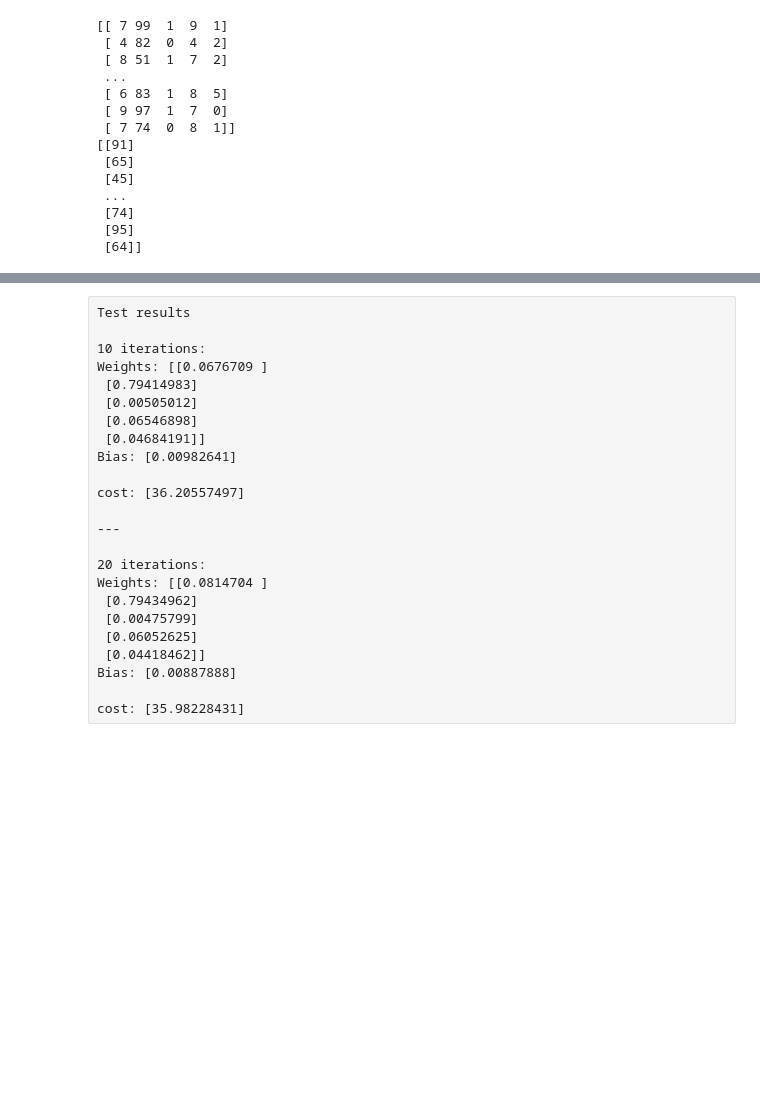
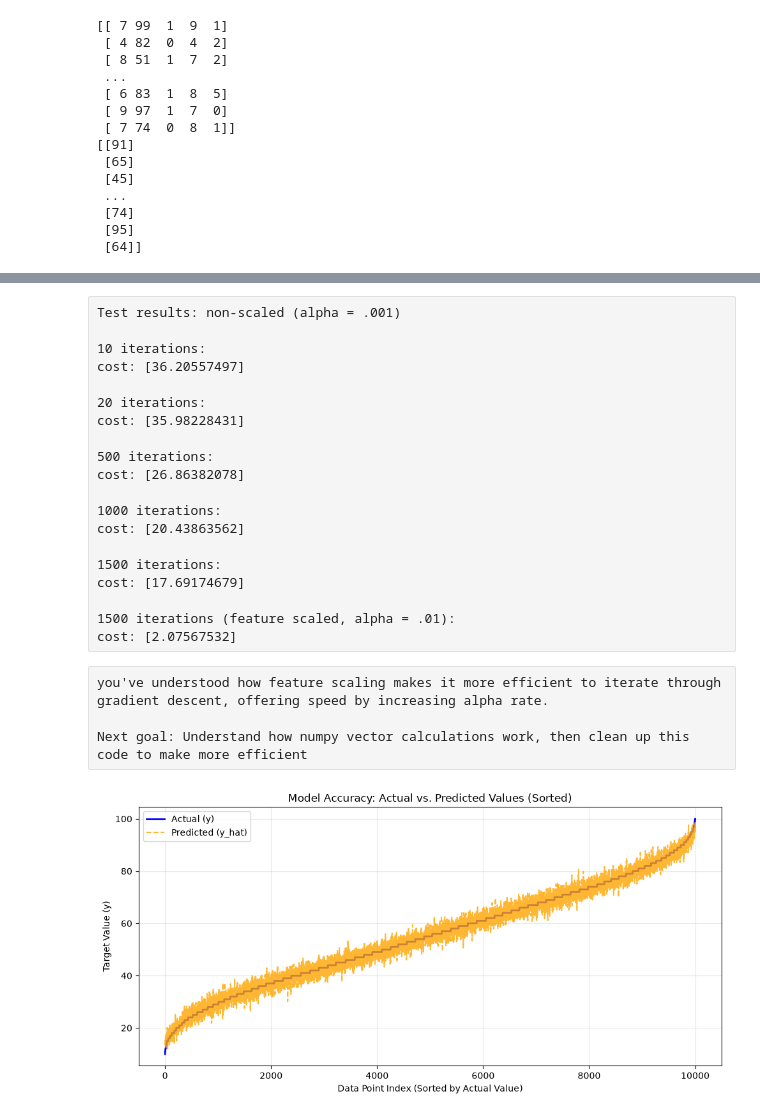
Before and after one commit to eCarCodes/Multiple-Linear-Regression, a Jupyter notebook: Multivariate_LR.ipynb, the cells around one changed output, grey strips where cells are left out. Cells and saved outputs as stored; diff of their text form; code cells hidden in the pictures; blank space fills up the shorter version.

Commit message:
Feature scaled the input values and plotted against y outputs

```diff
--- a/Multivariate_LR.ipynb
+++ b/Multivariate_LR.ipynb
@@ -50,9 +77,9 @@ print(vec_y)
 vec_w = np.zeros((vec_x.shape[1], 1))
 b = np.array([0])
 
-# predicted outputs
-vec_w = np.array([[0.1881038],[0.79207897],[0.00236926],[0.02082782],[0.02318308]])
-b = np.array([0.00119573])
+# predicted outputs (scaled)
+vec_w = np.array([[7.38687893],[17.6619705],[0.30643288],[0.81492311],[0.55567146]])
+b = np.array([55.22478434])
 # %%
 # We will compute this for every row in the data matrix
 # We pass two 2D numpy arrays as the arguments
@@ -63,3 +90,5 @@ def compute_model_output(vec_w, vec_x, b):
     f_wb = vec_x @ vec_w + b
     # Return the 2D numpy array
     return f_wb
+
+f_wb = compute_model_output(vec_w, vec_x, b)
@@ -144,24 +154,52 @@ Calculated bias: [0.00119573]
 # %% [raw]
-Test results
+Test results: non-scaled (alpha = .001)
 
 10 iterations:
-Weights: [[0.0676709 ]
- [0.79414983]
- [0.00505012]
- [0.06546898]
- [0.04684191]]
-Bias: [0.00982641]
-
 cost: [36.20557497]
 
----
+20 iterations:
+cost: [35.98228431]
 
-20 iterations:
-Weights: [[0.0814704 ]
- [0.79434962]
- [0.00475799]
- [0.06052625]
- [0.04418462]]
-Bias: [0.00887888]
+500 iterations:
+cost: [26.86382078]
 
-cost: [35.98228431]
+1000 iterations:
+cost: [20.43863562]
+
+1500 iterations:
+cost: [17.69174679]
+
+1500 iterations (feature scaled, alpha = .01):
+cost: [2.07567532]
+# %% [raw]
+you've understood how feature scaling makes it more efficient to iterate through gradient descent, offering speed by increasing alpha rate.
+
+Next goal: Understand how numpy vector calculations work, then clean up this code to make more efficient
+# %%
+# 1. Flatten both to 1D arrays of shape (10000,)
+vec_y_1d = vec_y.ravel()
+f_wb_1d = f_wb.ravel()
+
+# 2. Now argsort sorts down the 10,000 values properly
+sorted_indices = np.argsort(vec_y_1d)
+y_sorted = vec_y_1d[sorted_indices]
+y_hat_sorted = f_wb_1d[sorted_indices]
+
+# 2. Create the x-axis (sample index 0, 1, 2, ... m-1)
+sample_index = np.arange(len(vec_y))
+
+# 3. Plot both lines
+plt.figure(figsize=(10, 5))
+plt.plot(sample_index, y_sorted, label='Actual (y)', color='blue', linewidth=2)
+plt.plot(sample_index, y_hat_sorted, label='Predicted (y_hat)', color='orange', linestyle='--', alpha=0.8)
+
+# 4. Formatting
+plt.title('Model Accuracy: Actual vs. Predicted Values (Sorted)')
+plt.xlabel('Data Point Index (Sorted by Actual Value)')
+plt.ylabel('Target Value (y)')
+plt.legend()
+plt.grid(True, alpha=0.3)
+plt.tight_layout()
+plt.show()
+# %% [output]
+[figure, added]
```
Also changed, not shown: parts of 4 cells of this notebook.
